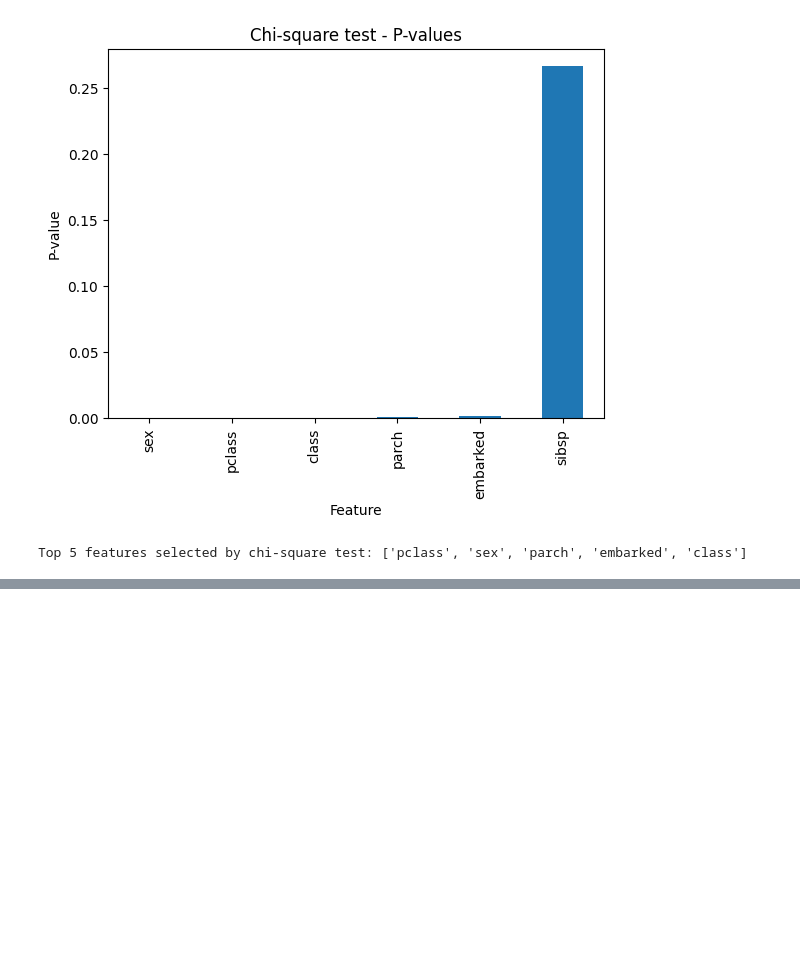
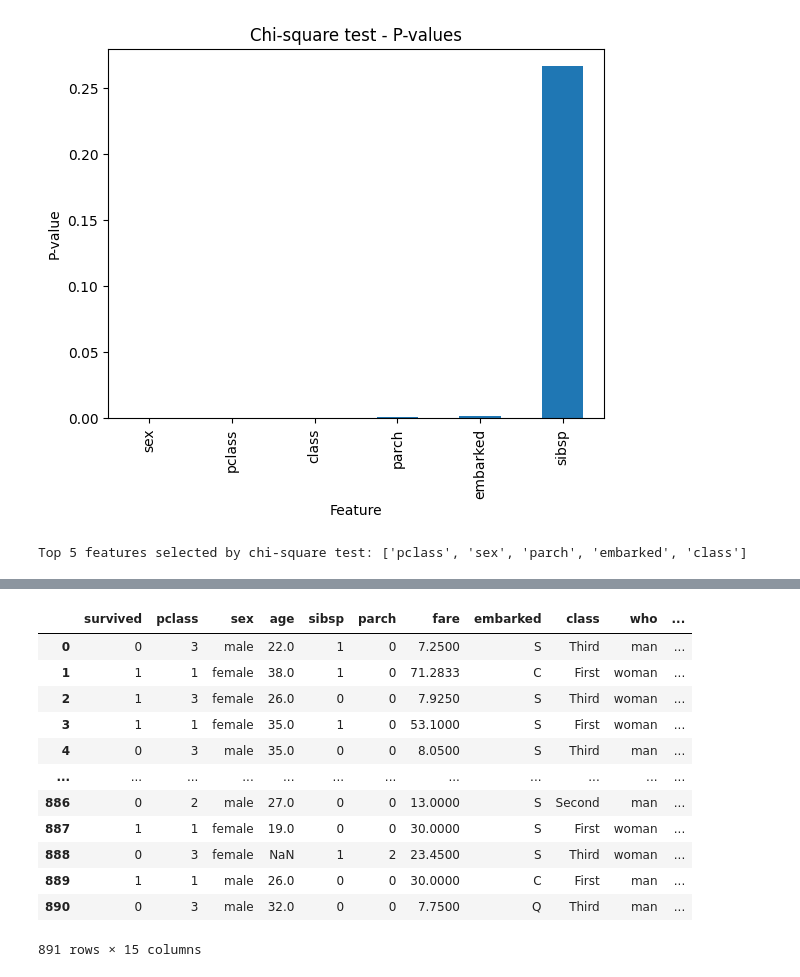
Before and after one commit to DevRitesh08/Machine-Learning-From-Scratch, a Jupyter notebook: Supervised ML/Feature Selection/FS 1.ipynb, the cells around one changed output, grey strips where cells are left out. Drawn from its saved outputs; the diff is of its cells as text; code cells hidden in the pictures; blank space fills up the shorter version.

```diff
--- a/Supervised ML/Feature Selection/FS 1.ipynb
+++ b/Supervised ML/Feature Selection/FS 1.ipynb
@@ -493,0 +528,21 @@ Top 5 features selected by chi-square test: ['pclass', 'sex', 'parch', 'embarked
+# %%
+from sklearn.feature_selection import mutual_info_classif
+from sklearn.feature_selection import SelectKBest
+
+# Apply SelectKBest with mutual_info_classif
+
+df = sns.load_dataset('titanic')
+
+x = df.drop(columns=['survived'])
+y = df['survived']
+
+# Encode categorical variables => mutual_info_classif can handle both categorical and continuous features, but it requires the input features to be in a numerical format. Therefore, we need to encode the categorical variables before applying mutual information for feature selection.
+
+from sklearn.preprocessing import LabelEncoder
+le = LabelEncoder()
+
+x_encoded = x.apply(le.fit_transform)
+y_encoded = le.fit_transform(y)
+
+selector = SelectKBest(score_func=mutual_info_classif, k=5)  # Select top 5 features
+X_new = selector.fit_transform(x_encoded, y_encoded)
@@ -493,0 +553,16 @@ Top 5 features selected by chi-square test: ['pclass', 'sex', 'parch', 'embarked
+# %%
+df
+# %% [output]
+|  | survived | pclass | sex | age | sibsp | parch | fare | embarked | class | who | ... |
+| 0 | 0 | 3 | male | 22.0 | 1 | 0 | 7.2500 | S | Third | man | ... |
+| 1 | 1 | 1 | female | 38.0 | 1 | 0 | 71.2833 | C | First | woman | ... |
+| 2 | 1 | 3 | female | 26.0 | 0 | 0 | 7.9250 | S | Third | woman | ... |
+| 3 | 1 | 1 | female | 35.0 | 1 | 0 | 53.1000 | S | First | woman | ... |
+| 4 | 0 | 3 | male | 35.0 | 0 | 0 | 8.0500 | S | Third | man | ... |
+| ... | ... | ... | ... | ... | ... | ... | ... | ... | ... | ... | ... |
+| 886 | 0 | 2 | male | 27.0 | 0 | 0 | 13.0000 | S | Second | man | ... |
+| 887 | 1 | 1 | female | 19.0 | 0 | 0 | 30.0000 | S | First | woman | ... |
+| 888 | 0 | 3 | female | NaN | 1 | 2 | 23.4500 | S | Third | woman | ... |
+| 889 | 1 | 1 | male | 26.0 | 0 | 0 | 30.0000 | C | First | man | ... |
+| 890 | 0 | 3 | male | 32.0 | 0 | 0 | 7.7500 | Q | Third | man | ... |
+891 rows × 15 columns
```
Also changed, not shown: parts of 2 cells of this notebook, 2 other files.
